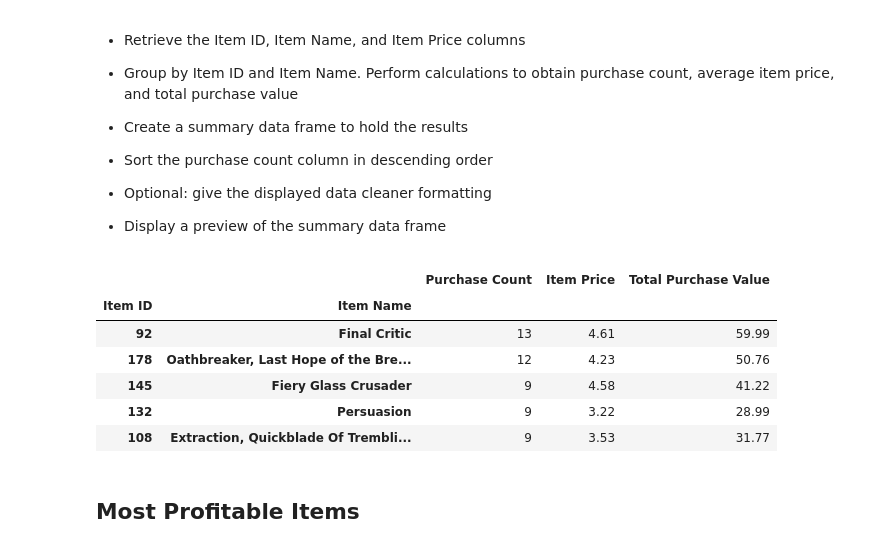
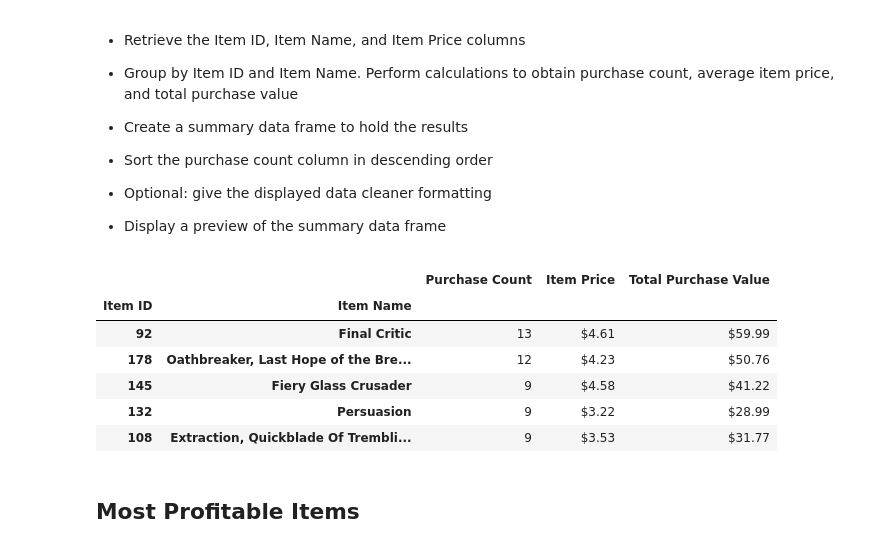
Before and after one commit to Sunny419-hub/pandas-challenge, a Jupyter notebook: HeroesOfPymoli/HeroesOfPymoli.ipynb, the cells around one changed output. Drawn from its saved outputs; the diff is of its cells as text; code cells hidden in the pictures.

```diff
--- a/HeroesOfPymoli/HeroesOfPymoli.ipynb
+++ b/HeroesOfPymoli/HeroesOfPymoli.ipynb
@@ -339,36 +335,34 @@ top_spenders.sort_values('Total Purchase Value', ascending=[False]).head()
 # %%
 pop_items_df = purchase_data[["Item ID","Item Name","Price", "Purchase ID"]]
 
 
 pop_items = pd.DataFrame(pop_items_df.groupby(["Item ID","Item Name"])["Purchase ID"].count())
 
 pop_items["Purchase Count"] = pop_items["Purchase ID"]
 
 pop_items["Total Purchase Value"] = pd.DataFrame(pop_items_df.groupby(["Item ID","Item Name"])["Price"].sum())["Price"]
 
 pop_items["Item Price"] = (pop_items["Total Purchase Value"]/pop_items["Purchase Count"]).round(2)
 
-#top_spenders["Total Purchase Value"] = (top_sp_df.groupby(["SN"]).sum()["Price"]).round(2)
-
-#top_spenders["Average Purchase Price"] = (purchasing_age["Total Purchase Value"]/purchasing_age["Purchase Count"]).round(2)
-
-#top_spenders["Average Purchase Price"] = (top_spenders["Total Purchase Value"]/top_spenders["Purchase Count"]).round(2)
-
 pop_items = pop_items [["Purchase Count",
                         "Item Price",
                         "Total Purchase Value"]]
 
+pop_items["Item Price"] = pop_items["Item Price"].map(
+   "${0:,.2f}".format)
 
+pop_items["Total Purchase Value"] = pop_items["Total Purchase Value"].map(
+   "${0:,.2f}".format)
 
 pop_items.sort_values('Purchase Count', ascending=[False]).head()
 # %% [output]
 |  |  | Purchase Count | Item Price | Total Purchase Value |
 | Item ID | Item Name |  |  |  |
-| 92 | Final Critic | 13 | 4.61 | 59.99 |
-| 178 | Oathbreaker, Last Hope of the Bre... | 12 | 4.23 | 50.76 |
-| 145 | Fiery Glass Crusader | 9 | 4.58 | 41.22 |
-| 132 | Persuasion | 9 | 3.22 | 28.99 |
-| 108 | Extraction, Quickblade Of Trembli... | 9 | 3.53 | 31.77 |
+| 92 | Final Critic | 13 | $4.61 | $59.99 |
+| 178 | Oathbreaker, Last Hope of the Bre... | 12 | $4.23 | $50.76 |
+| 145 | Fiery Glass Crusader | 9 | $4.58 | $41.22 |
+| 132 | Persuasion | 9 | $3.22 | $28.99 |
+| 108 | Extraction, Quickblade Of Trembli... | 9 | $3.53 | $31.77 |
 # %% [markdown]
 ## Most Profitable Items
 # %% [markdown]
```
Also changed, not shown: parts of 2 cells of this notebook.
